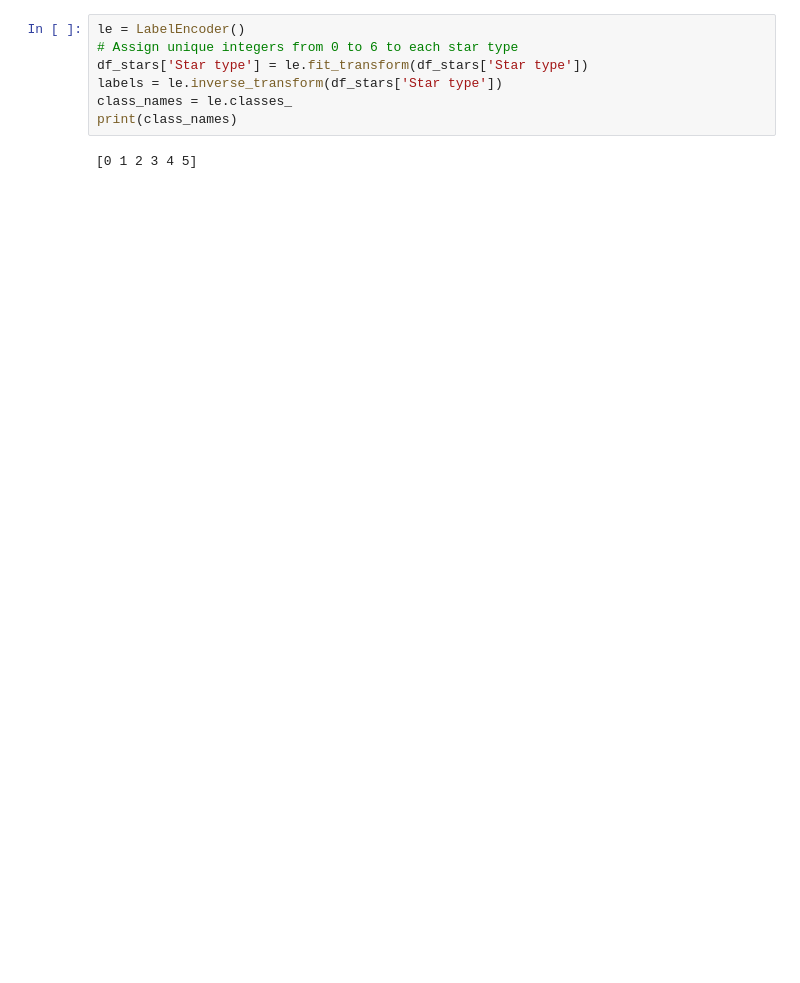
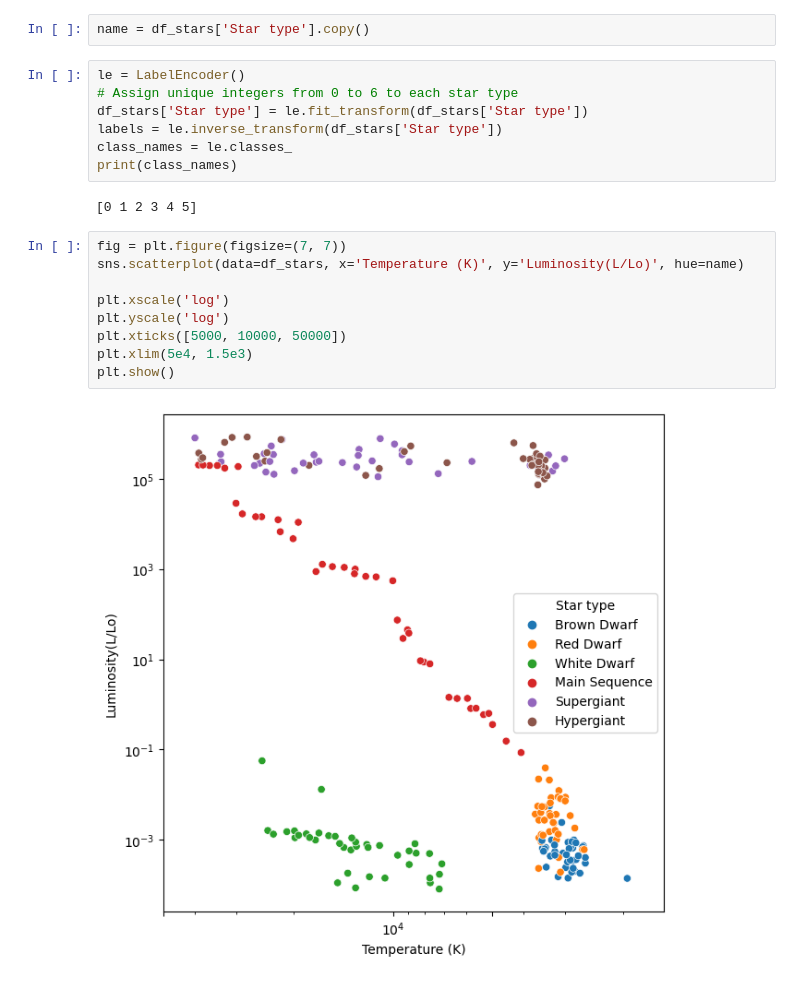
Before and after one commit to SimoneRestuccia/astrostatistics_bicocca_2024, a Jupyter notebook: working/L_15_01.ipynb, the cells around one changed output. Drawn from its saved outputs; the diff is of its cells as text; blank space fills up the shorter version.

```diff
--- a/working/L_15_01.ipynb
+++ b/working/L_15_01.ipynb
@@ -36,6 +38,8 @@ df_stars
 | 238 | 9235 | 404940.000000 | 1112.0000 | -11.23 | Hypergiant | White | ... |
 | 239 | 37882 | 294903.000000 | 1783.0000 | -7.80 | Hypergiant | Blue | ... |
 240 rows × 7 columns
+# %%
+name = df_stars['Star type'].copy()
 # %%
 le = LabelEncoder()
 # Assign unique integers from 0 to 6 to each star type
@@ -45,3 +49,14 @@ class_names = le.classes_
 print(class_names)
 # %% [output]
 [0 1 2 3 4 5]
+# %%
+fig = plt.figure(figsize=(7, 7))
+sns.scatterplot(data=df_stars, x='Temperature (K)', y='Luminosity(L/Lo)', hue=name)
+
+plt.xscale('log')
+plt.yscale('log')
+plt.xticks([5000, 10000, 50000])
+plt.xlim(5e4, 1.5e3)
+plt.show()
+# %% [output]
+[figure, added]
```
Also changed, not shown: parts of 7 cells of this notebook.
